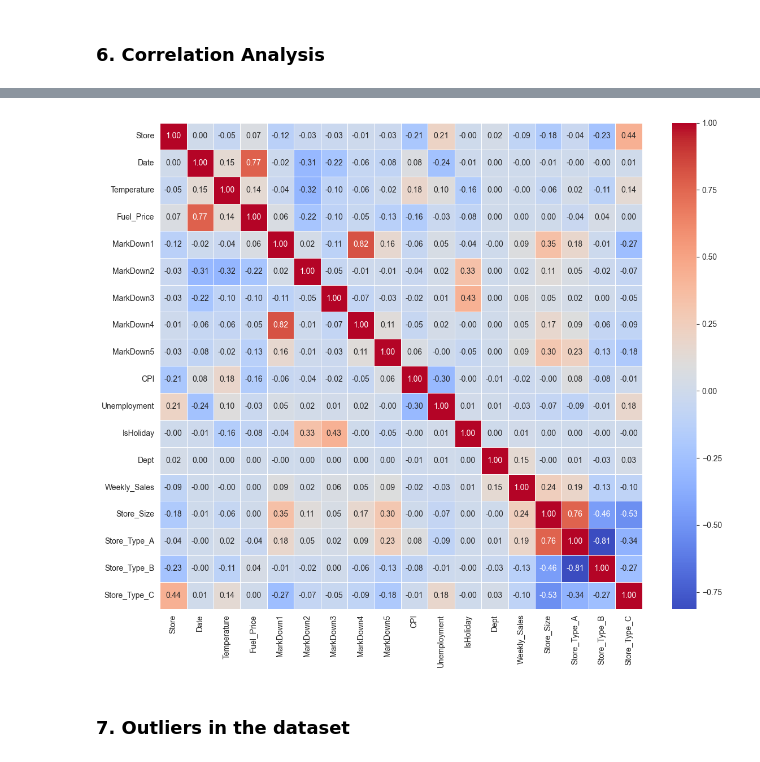
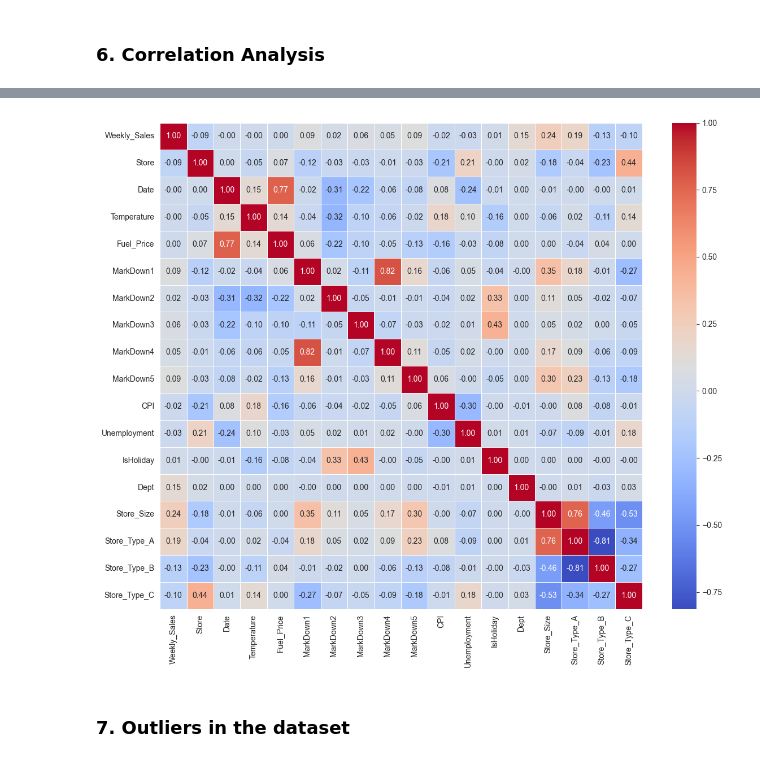
Before and after one commit to ishara084/CS6850_DA_Project, a Jupyter notebook: EDA_summarization_visualization.ipynb, the cells around one changed output, grey strips where cells are left out. Saved outputs shown, nothing was run; the diff lists cells and outputs as text; code cells hidden in the pictures.

Commit message:
Additional plots for EDA

```diff
--- a/EDA_summarization_visualization.ipynb
+++ b/EDA_summarization_visualization.ipynb
@@ -342,21 +394,25 @@ df.head()
 # %%
+# Move 'Weekly_Sales' to the beginning
+columns = ['Weekly_Sales'] + [col for col in df.columns if col != 'Weekly_Sales']
+df = df[columns]
+
 # Encode categorical variables
 df_encoded = pd.get_dummies(df)  # Use one-hot encoding and drop the first level
 
 # Compute the correlation matrix
 correlation_matrix = df_encoded.corr()
 
 # Plot the heatmap
 plt.figure(figsize=(12, 10))
 sns.heatmap(correlation_matrix, annot=True, fmt='.2f', cmap='coolwarm', linewidths=0.5)
 
 # Add title
 # plt.title('Correlation Matrix', fontsize=16)
 
 plt.tight_layout()
 plt.show()
 # %% [output]
-[figure, old version]
+[figure, new version]
 # %% [markdown]
 ### 7. Outliers in the dataset
 # %%
```
Also changed, not shown: parts of 6 cells of this notebook.
